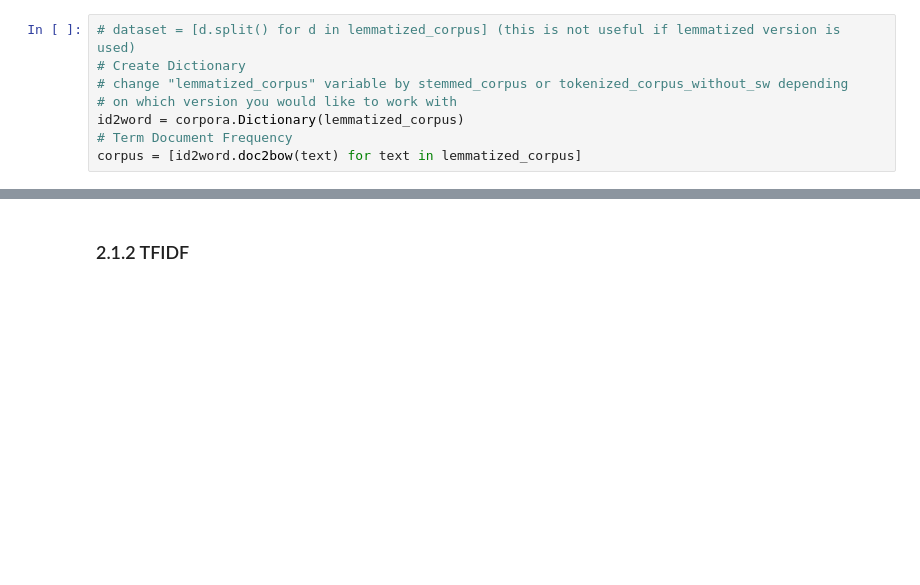
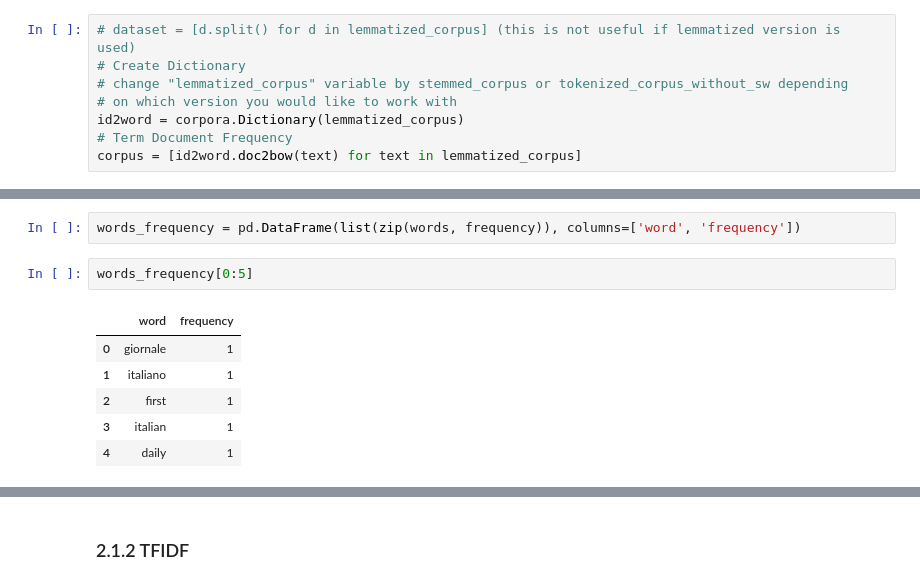
Before and after one commit to DHARPA-Project/TopicModelling-, a Jupyter notebook: topic_modelling_tfidf.ipynb, the cells around one changed output, grey strips where cells are left out. Drawn from its saved outputs; the diff is of its cells as text; blank space fills up the shorter version.

```diff
--- a/topic_modelling_tfidf.ipynb
+++ b/topic_modelling_tfidf.ipynb
@@ -225,0 +273,11 @@ corpus = [id2word.doc2bow(text) for text in lemmatized_corpus]
+# %%
+words_frequency = pd.DataFrame(list(zip(words, frequency)), columns=['word', 'frequency'])
+# %%
+words_frequency[0:5]
+# %% [output]
+|  | word | frequency |
+| 0 | giornale | 1 |
+| 1 | italiano | 1 |
+| 2 | first | 1 |
+| 3 | italian | 1 |
+| 4 | daily | 1 |
```
Also changed, not shown: parts of 23 cells of this notebook.
